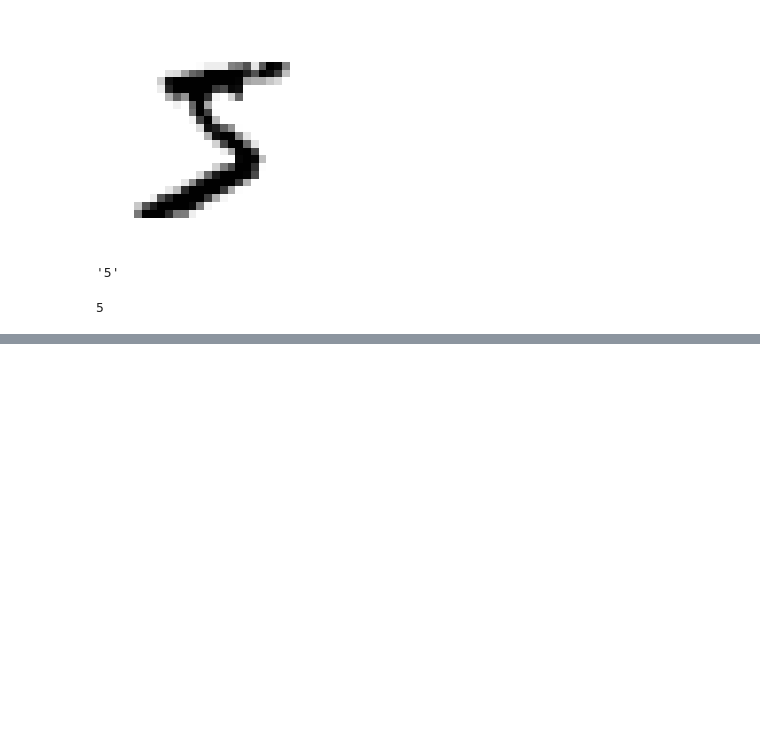
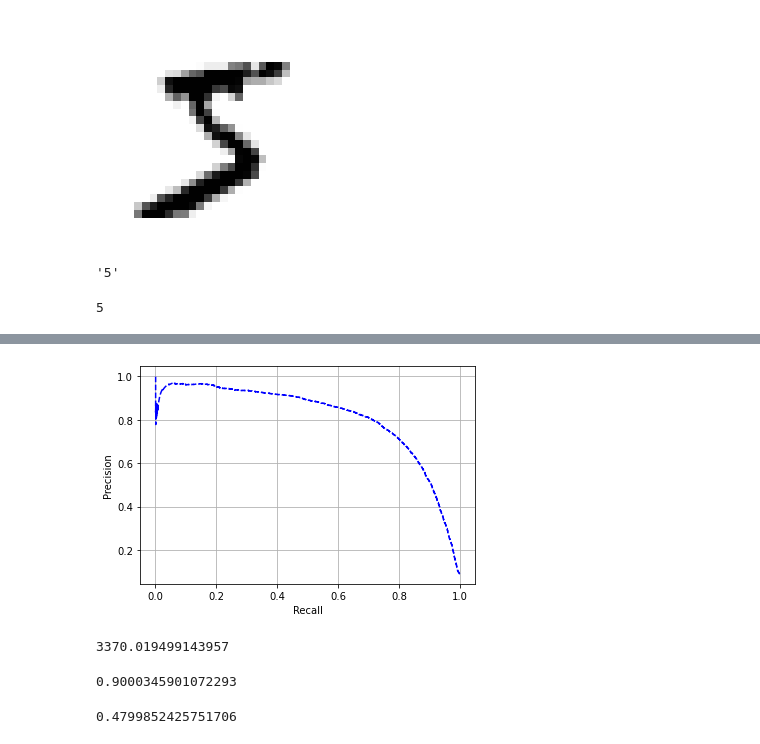
Before and after one commit to Emillock/ML, a Jupyter notebook: ML-book-ch3/main.ipynb, the cells around one changed output, grey strips where cells are left out. Cells and saved outputs as stored; diff of their text form; code cells hidden in the pictures; blank space fills up the shorter version.

```diff
--- a/ML-book-ch3/main.ipynb
+++ b/ML-book-ch3/main.ipynb
@@ -49,3 +50,6 @@ y[0]
 5
 # %%
 X_train, X_test, y_train, y_test = X[:60000], X[60000:], y[:60000], y[60000:]
+# %%
+y_train_5 = (y_train == 5) # True for all 5s, False for all other digits
+y_test_5 = (y_test == 5)
@@ -51,0 +159,22 @@ X_train, X_test, y_train, y_test = X[:60000], X[60000:], y[:60000], y[60000:]
+# %%
+plt.plot(recalls[:-1], precisions[:-1], "b--")
+plt.xlabel('Recall')
+plt.ylabel('Precision')
+plt.grid(True)
+plt.show()
+# %% [output]
+[figure, added]
+# %%
+threshold_90_precision = thresholds[np.argmax(precisions >= 0.90)]
+threshold_90_precision
+# %% [output]
+3370.019499143957
+# %%
+y_train_pred_90 = (y_scores >= threshold_90_precision)
+precision_score(y_train_5, y_train_pred_90)
+# %% [output]
+0.9000345901072293
+# %%
+recall_score(y_train_5, y_train_pred_90)
+# %% [output]
+0.4799852425751706
```
Also changed, not shown: parts of 18 cells of this notebook, 1 other file.
